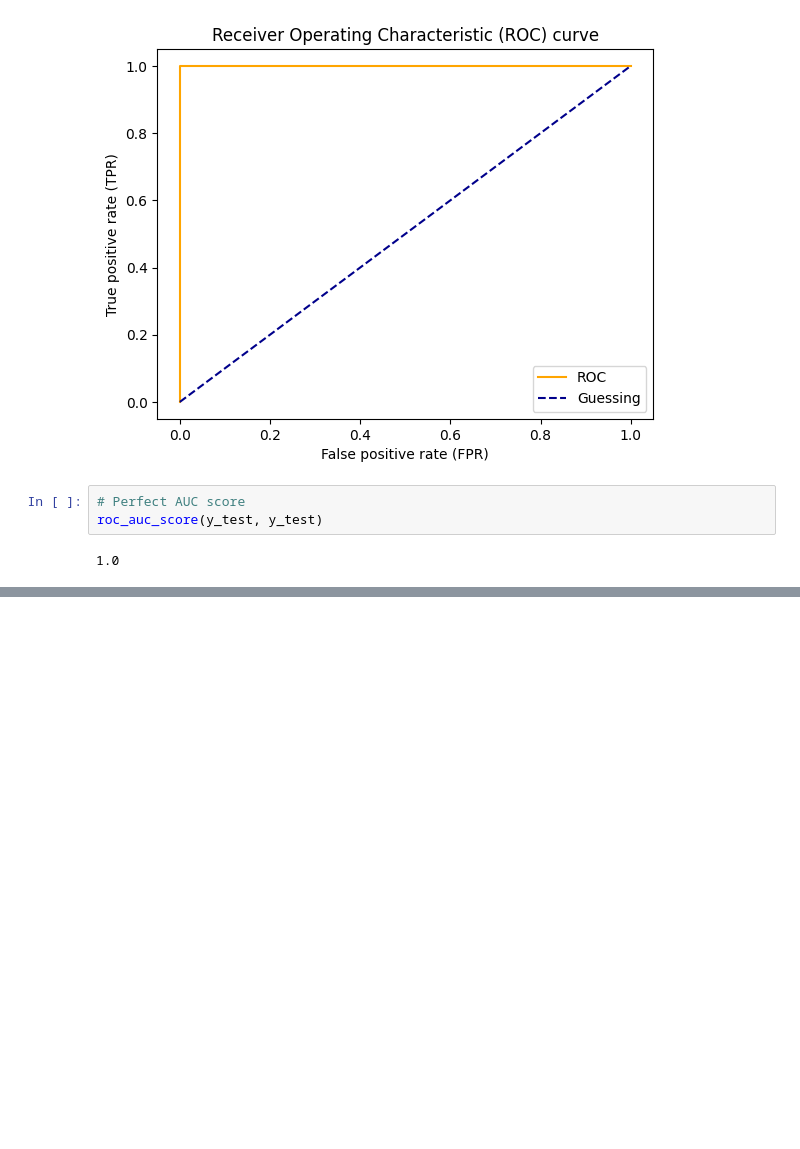
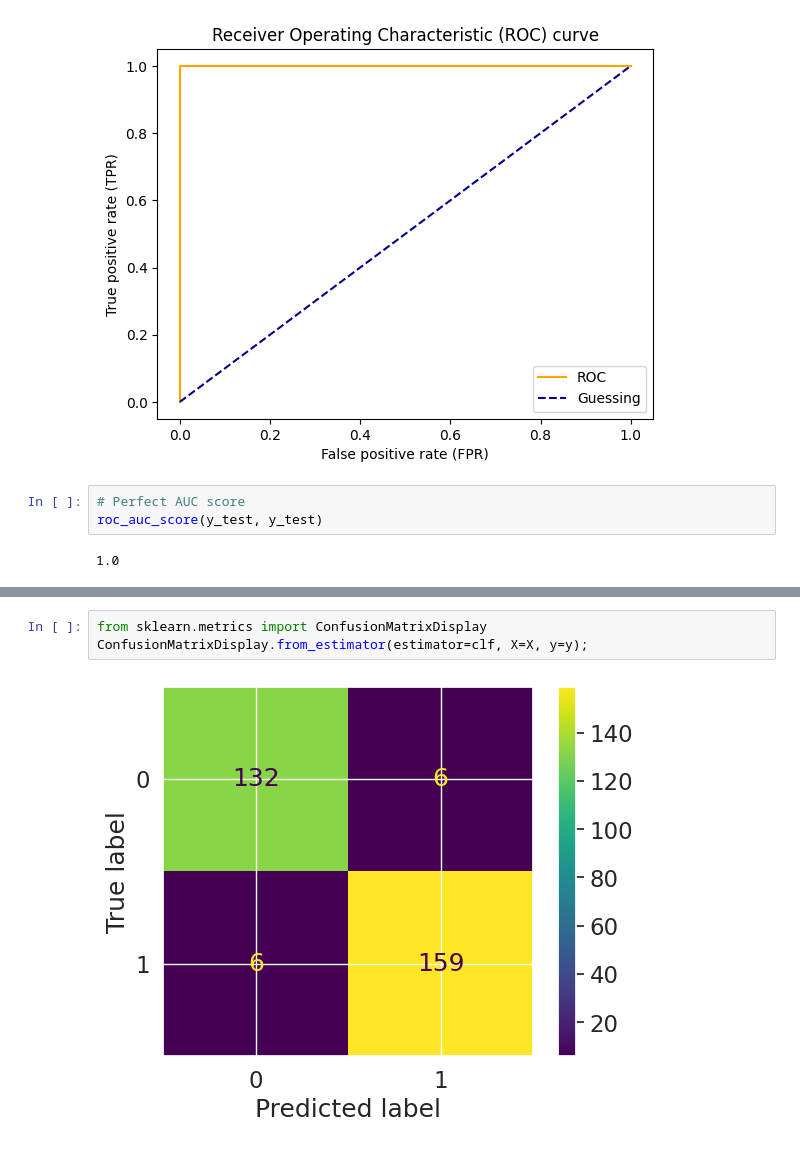
Before and after one commit to KostasEreksonas/ZTM_ML, a Jupyter notebook: introduction-to-scikit-learn.ipynb, the cells around one changed output, grey strips where cells are left out. Cells and saved outputs as stored; diff of their text form; blank space fills up the shorter version.

```diff
--- a/introduction-to-scikit-learn.ipynb
+++ b/introduction-to-scikit-learn.ipynb
@@ -949,0 +1136,5 @@ roc_auc_score(y_test, y_test)
+# %%
+from sklearn.metrics import ConfusionMatrixDisplay
+ConfusionMatrixDisplay.from_estimator(estimator=clf, X=X, y=y);
+# %% [output]
+[figure, added]
```
Also changed, not shown: parts of 90 cells of this notebook, 1 other file.
